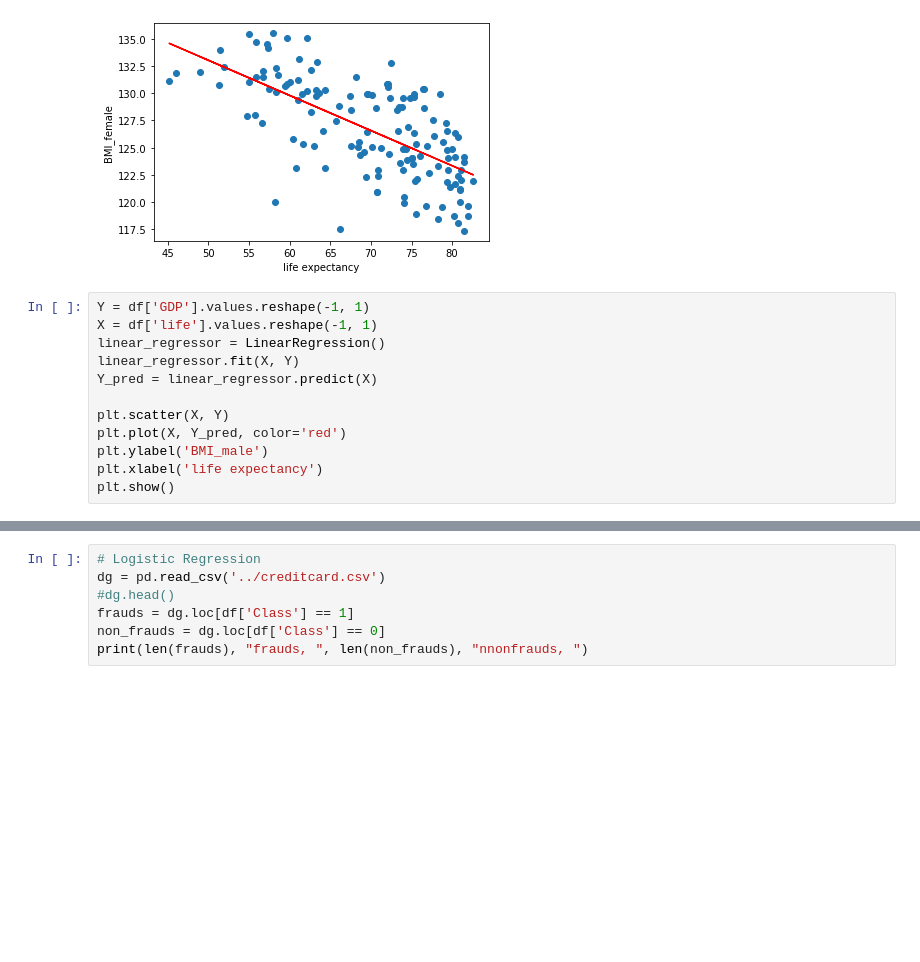
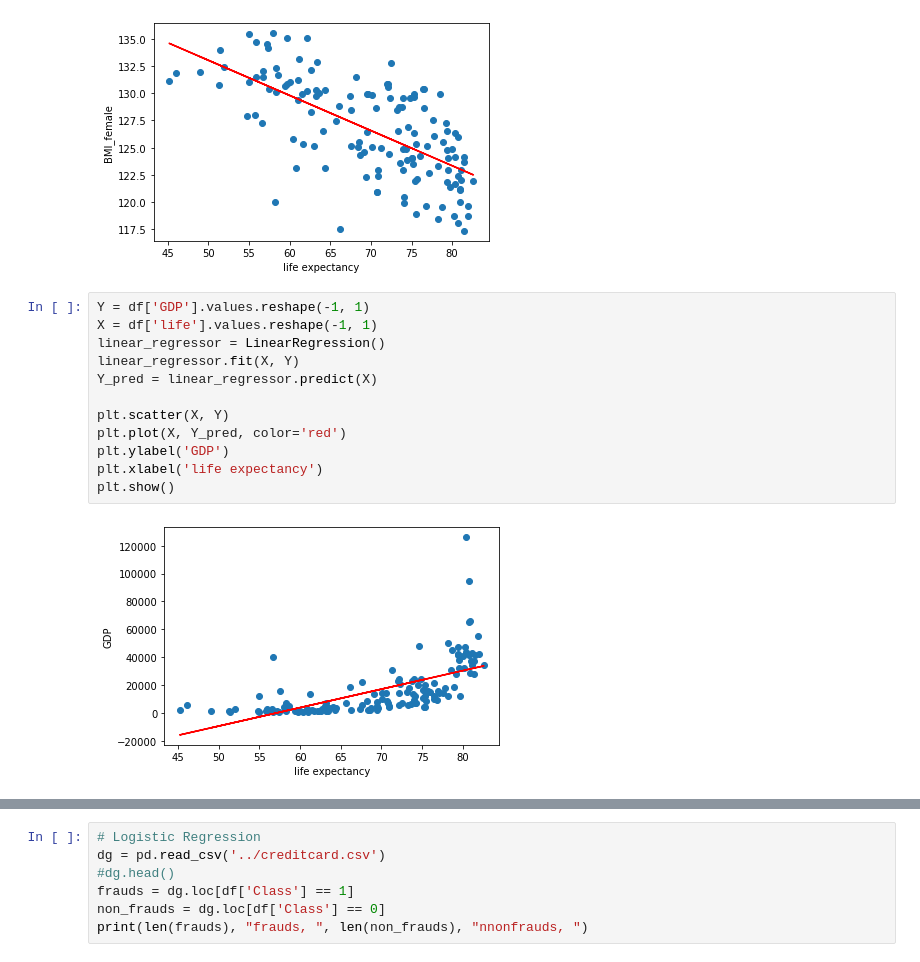
Before and after one commit to leprevost/-3803ict-Stat-Data-Analysis-w3, a Jupyter notebook: statDataAnalyst.ipynb, the cells around one changed output, grey strips where cells are left out. Drawn from its saved outputs; the diff is of its cells as text; blank space fills up the shorter version.

```diff
--- a/statDataAnalyst.ipynb
+++ b/statDataAnalyst.ipynb
@@ -142,12 +142,14 @@ plt.show()
 # %%
 Y = df['GDP'].values.reshape(-1, 1)
 X = df['life'].values.reshape(-1, 1)
 linear_regressor = LinearRegression()
 linear_regressor.fit(X, Y)
 Y_pred = linear_regressor.predict(X)
 
 plt.scatter(X, Y)
 plt.plot(X, Y_pred, color='red')
-plt.ylabel('BMI_male')
+plt.ylabel('GDP')
 plt.xlabel('life expectancy')
 plt.show()
+# %% [output]
+[figure, added]
```
Also changed, not shown: parts of 3 cells of this notebook.
